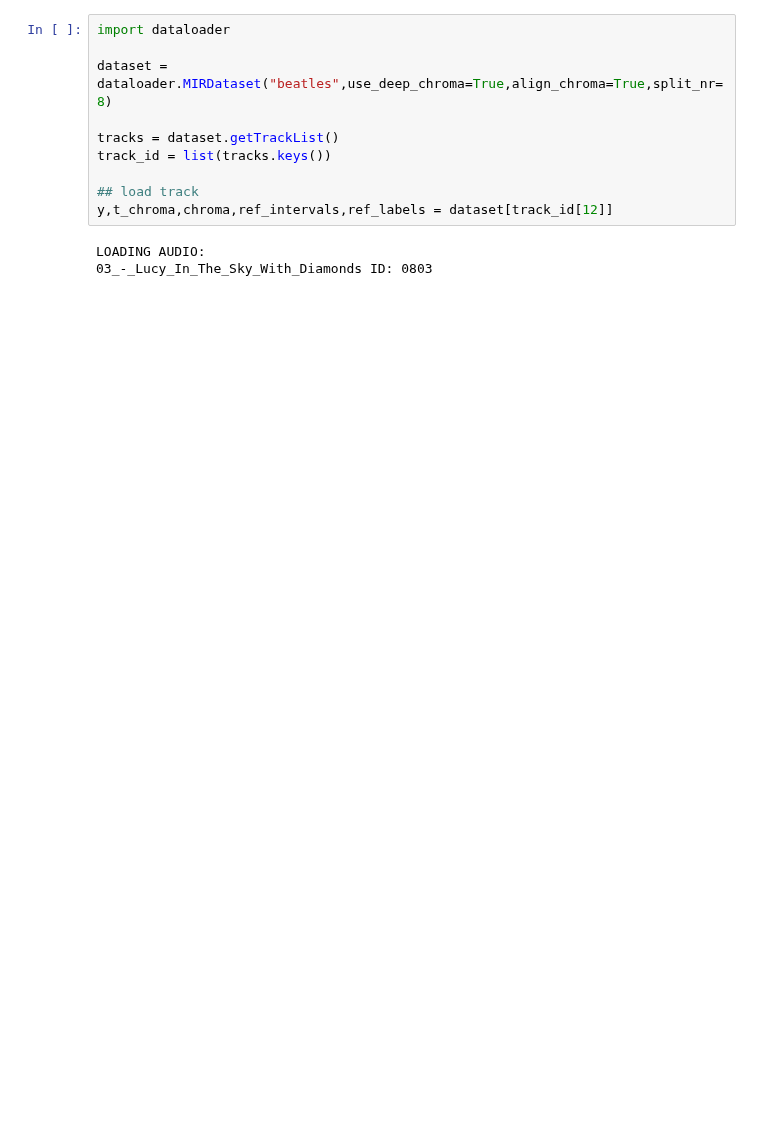
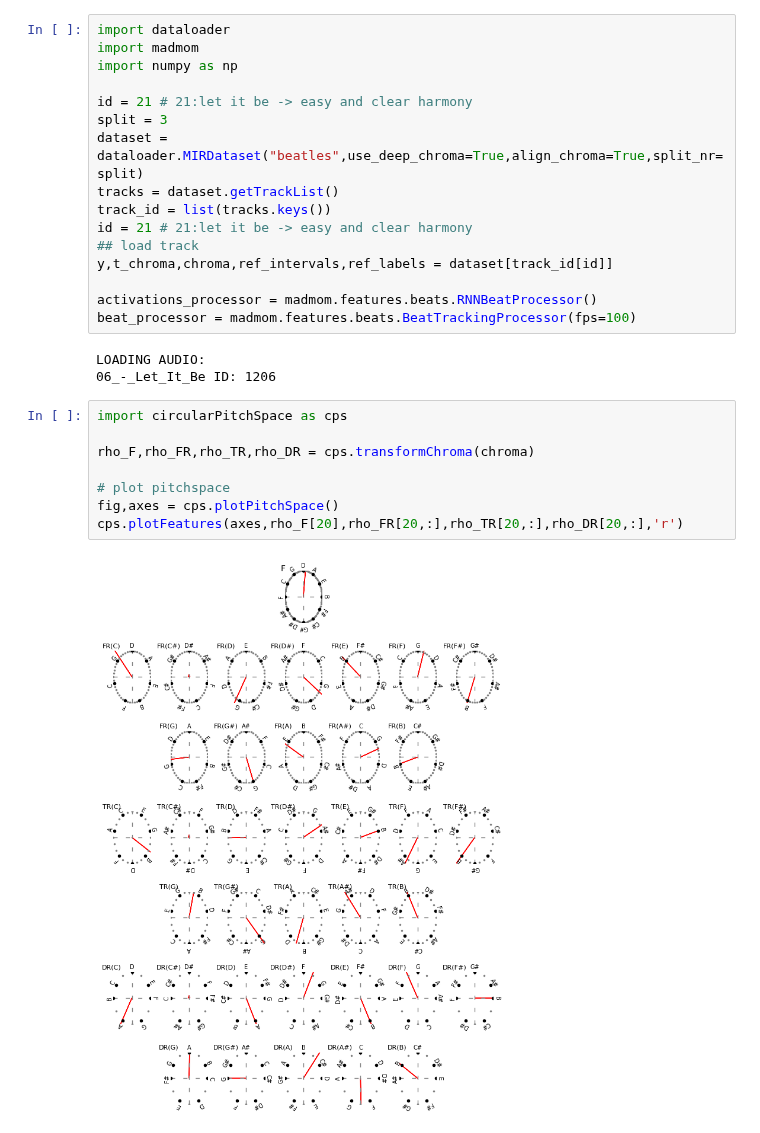
Before and after one commit to Maushax-jpg/chord-recognition, a Jupyter notebook: test.ipynb, the cells around one changed output. Cells and saved outputs as stored; diff of their text form; blank space fills up the shorter version.

```diff
--- a/test.ipynb
+++ b/test.ipynb
@@ -1,13 +1,29 @@
 # %%
 import dataloader
+import madmom
+import numpy as np
 
-dataset = dataloader.MIRDataset("beatles",use_deep_chroma=True,align_chroma=True,split_nr=8)
-
+id = 21 # 21:let it be -> easy and clear harmony
+split = 3
+dataset = dataloader.MIRDataset("beatles",use_deep_chroma=True,align_chroma=True,split_nr=split)
 tracks = dataset.getTrackList()
 track_id = list(tracks.keys())
+id = 21 # 21:let it be -> easy and clear harmony
+## load track
+y,t_chroma,chroma,ref_intervals,ref_labels = dataset[track_id[id]]
 
-## load track
-y,t_chroma,chroma,ref_intervals,ref_labels = dataset[track_id[12]]
+activations_processor = madmom.features.beats.RNNBeatProcessor()
+beat_processor = madmom.features.beats.BeatTrackingProcessor(fps=100)
 # %% [output]
 LOADING AUDIO:
-03_-_Lucy_In_The_Sky_With_Diamonds ID: 0803
+06_-_Let_It_Be ID: 1206
+# %%
+import circularPitchSpace as cps
+
+rho_F,rho_FR,rho_TR,rho_DR = cps.transformChroma(chroma)
+
+# plot pitchspace
+fig,axes = cps.plotPitchSpace()
+cps.plotFeatures(axes,rho_F[20],rho_FR[20,:],rho_TR[20,:],rho_DR[20,:],'r')
+# %% [output]
+[figure, added]
```
Also changed, not shown: parts of 4 cells of this notebook, 1 other file.
